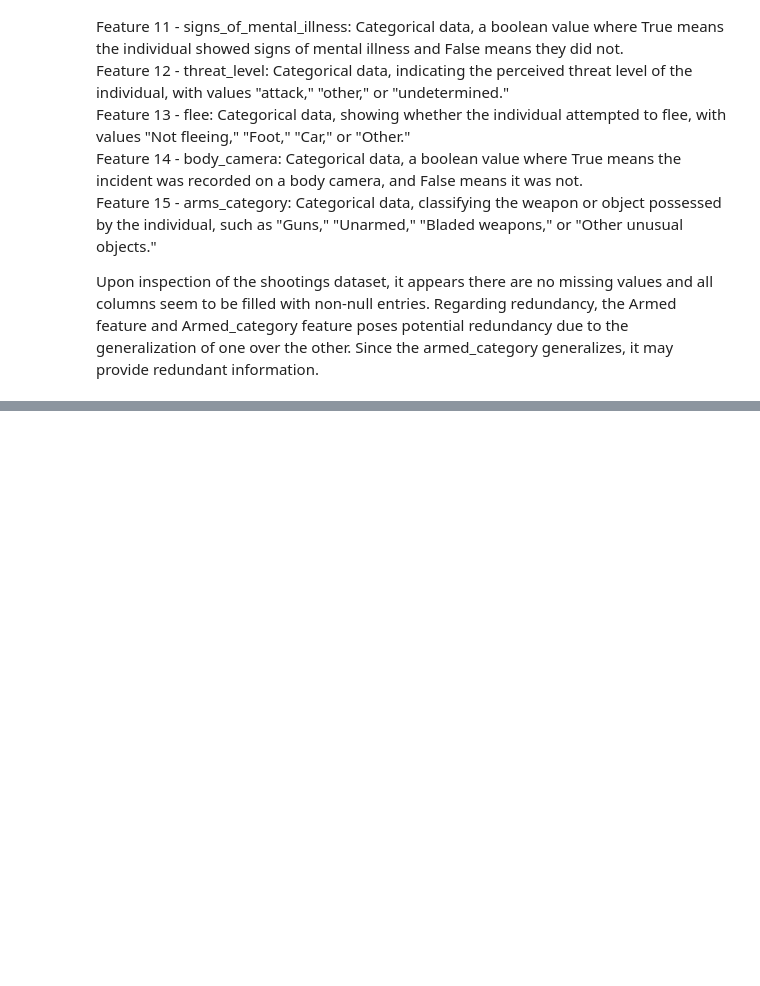
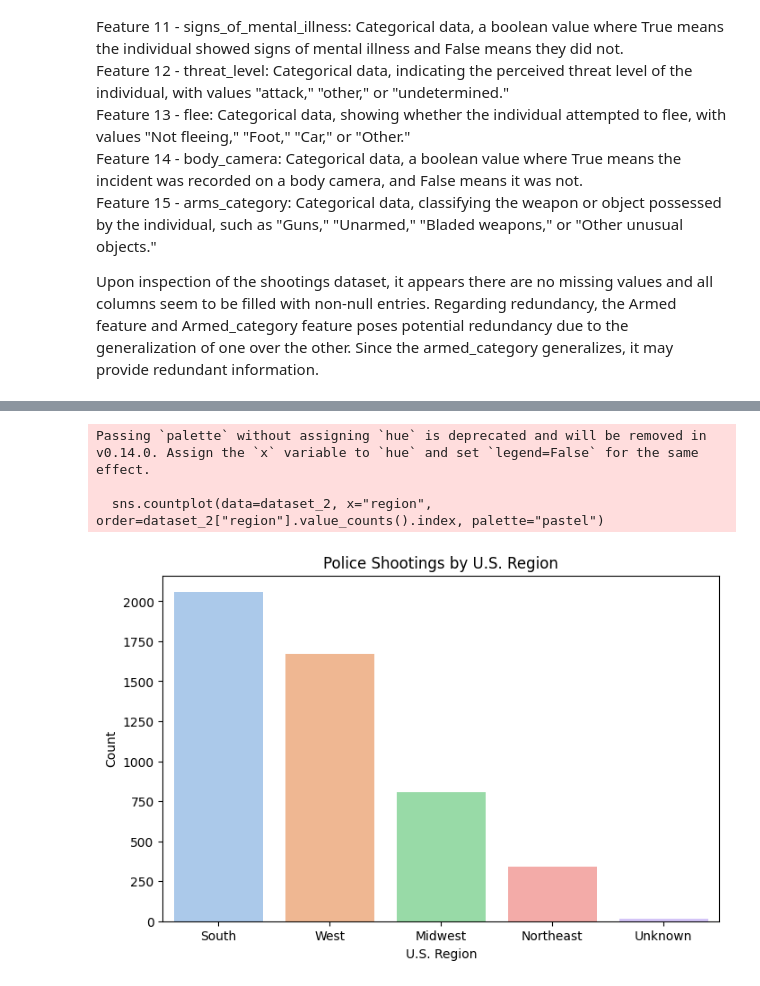
Before and after one commit to pronoyf/CSI4142-Assignment1, a Jupyter notebook: code.ipynb, the cells around one changed output, grey strips where cells are left out. Cells and saved outputs as stored; diff of their text form; code cells hidden in the pictures; blank space fills up the shorter version.

```diff
--- a/code.ipynb
+++ b/code.ipynb
@@ -117,0 +127,27 @@ memory usage: 506.8+ KB
+# %%
+region_mapping = {
+    "Northeast": ["CT", "ME", "MA", "NH", "RI", "VT", "NJ", "NY", "PA"],
+    "Midwest": ["IL", "IN", "MI", "OH", "WI", "IA", "KS", "MN", "MO", "NE", "ND", "SD"],
+    "South": ["DE", "FL", "GA", "MD", "NC", "SC", "VA", "WV", "AL", "KY", "MS", "TN", "AR", "LA", "OK", "TX"],
+    "West": ["AZ", "CO", "ID", "MT", "NV", "NM", "UT", "WY", "AK", "CA", "HI", "OR", "WA"]
+}
+
+def map_region(state):
+    for region, states in region_mapping.items():
+        if state in states:
+            return region
+    return "Unknown"
+# %%
+
+dataset_2["region"] = dataset_2["state"].apply(map_region)
+plt.figure(figsize=(8, 5))
+sns.countplot(data=dataset_2, x="region", order=dataset_2["region"].value_counts().index, palette="pastel")
+plt.xlabel("U.S. Region")
+plt.ylabel("Count")
+plt.title("Police Shootings by U.S. Region")
+plt.show()
+# %% [output]
+Passing `palette` without assigning `hue` is deprecated and will be removed in v0.14.0. Assign the `x` variable to `hue` and set `legend=False` for the same effect.
+
+  sns.countplot(data=dataset_2, x="region", order=dataset_2["region"].value_counts().index, palette="pastel")
+[figure, added]
```
Also changed, not shown: parts of 31 cells of this notebook.
